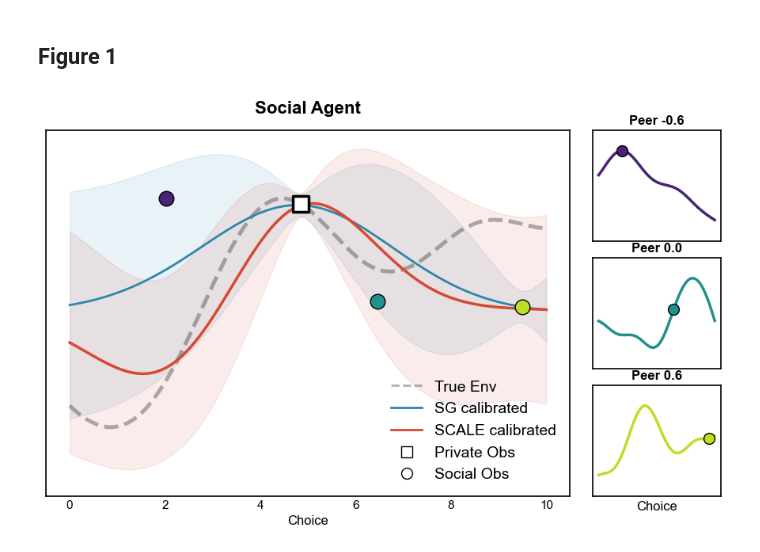
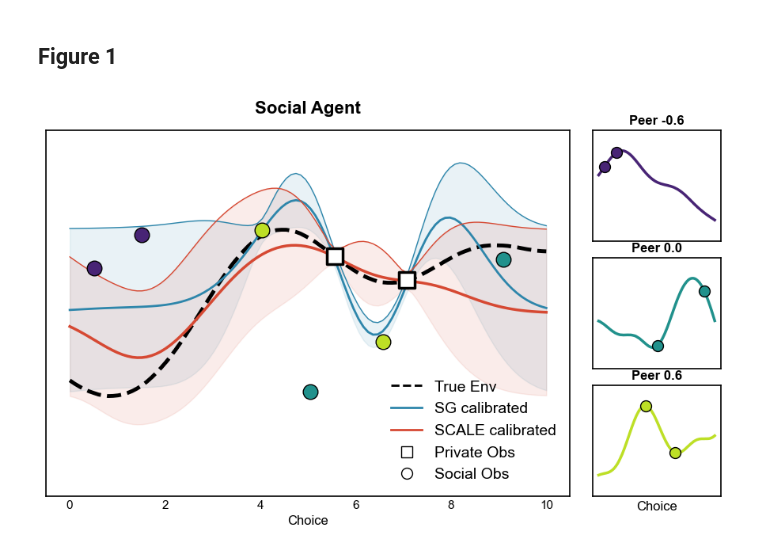
Before and after one commit to vagechirkov/Spatial-MAB-ABM, a Jupyter notebook: abm/models_illustrations.ipynb, the cells around one changed output. Cells and saved outputs as stored; diff of their text form; code cells hidden in the pictures.

Commit message:
show two points for each source

```diff
--- a/abm/models_illustrations.ipynb
+++ b/abm/models_illustrations.ipynb
@@ -461,25 +461,25 @@ def create_figure_1(env_seed=53, np_seed=71):
     y_obs_social_list = []
 
     # --- 1. Plot Peers (Right Column) ---
-    for i, (rho, f_peer, color) in enumerate(zip(corrs, peer_curves, peer_colors)):
+    hand_picked_points = [[5, 15], [50, 90], [40, 65]]
+    for i, (rho, f_peer, color, indices) in enumerate(zip(corrs, peer_curves, peer_colors, hand_picked_points)):
         ax = plt.subplot(gs[i, 3])
         ax.plot(X, f_peer, color=color, lw=2.5)
 
-        domain_mask = np.ones_like(X.flatten(), dtype=bool)
-        if i == 0: # Negative
-            domain_mask = (X.flatten() > 1.0) & (X.flatten() < 3.5)
-        elif i == 1: # Zero
-            domain_mask = (X.flatten() > 4.0) & (X.flatten() < 6.5)
-        else: # Positive
-            domain_mask = (X.flatten() > 7.0) & (X.flatten() < 9.5)
-        # Find High Value in the assigned zone
-        masked_f = f_peer.flatten()
-        # Set values outside domain to -inf so argmax picks best within domain
-        masked_f[~domain_mask] = -np.inf
+        # domain_mask = np.ones_like(X.flatten(), dtype=bool)
+        # if i == 0: # Negative
+        #     domain_mask = (X.flatten() > 1.0) & (X.flatten() < 3.5)
+        # elif i == 1: # Zero
+        #     domain_mask = (X.flatten() > 6) & (X.flatten() < 9.5)
+        # else: # Positive
+        #     domain_mask = (X.flatten() > 3.0) & (X.flatten() < 6.5)
+        # # Find High Value in the assigned zone
+        # masked_f = f_peer.flatten()
+        # # Set values outside domain to -inf so argmax picks best within domain
+        # masked_f[~domain_mask] = -np.inf
         # Select top 1 indices
-        indices = np.argsort(masked_f)[-1:]
-
-        # indices = rng.choice(np.arange(100), size=3, replace=False)
+        # indices = np.argsort(masked_f)[-2:]
+        # indices = rng.choice(np.arange(X.size)[domain_mask], size=3, replace=False)
 
         # Temp lists for this specific peer
         this_peer_X = []
@@ -507,20 +507,29 @@ def create_figure_1(env_seed=53, np_seed=71):
         if i == 2: ax.set_xlabel("Choice", fontsize=12)
 
     # Prepare Data
-    idx_f = rng.integers(20, 80)
-    x_priv = X[idx_f][0]
-    y_priv = f_focal[idx_f]
+    # idx_f = rng.integers(20, 80)
+    idx_f1 = 70
+    x_priv1 = X[idx_f1][0]
+    y_priv1 = f_focal[idx_f1]
+
+    idx_f2 = 55  # Picked a distinct index
+    x_priv2 = X[idx_f2][0]
+    y_priv2 = f_focal[idx_f2]
+
+    # Combine into arrays for the models
+    X_obs_private = np.array([[x_priv1], [x_priv2]])
+    y_obs_private = np.array([[y_priv1], [y_priv2]])
 
     full_rho_list = [1.0] + corrs
 
     # SG Call
     _, mu_sg, std_sg = social_generalization(
-        X_obs_private=np.array([[x_priv]]),
-        y_obs_private=np.array([[y_priv]]),
+        X_obs_private=X_obs_private,
+        y_obs_private=y_obs_private,
         X_obs_social=X_obs_social_list,
         y_obs_social=y_obs_social_list,
         X_predict=X,
-        length_scale=2.0,
+        length_scale=1.0,
         observation_noise_private=0.01,
         observation_noise_social=[20, 20, 0.01],
         beta=0.0, tau=1.0, random_state=rng.__getstate__(),
@@ -529,12 +538,12 @@ def create_figure_1(env_seed=53, np_seed=71):
 
     # SCALE Call
     _, mean_list, std_list = social_generalization_icm(
-        X_obs_private=np.array([[x_priv]]),
-        y_obs_private=np.array([[y_priv]]),
+        X_obs_private=X_obs_private,
+        y_obs_private=y_obs_private,
         X_obs_social=X_obs_social_list,
         y_obs_social=y_obs_social_list,
         X_predict=X,
-        length_scale_private=1.5, length_scale_social=1.5,
+        length_scale_private=1, length_scale_social=1,
         observation_noise_private=0.01, observation_noise_social=0.01,
         rho=full_rho_list,
         beta=0.0, tau=1.0, random_state=rng.__getstate__(),
@@ -545,50 +554,52 @@ def create_figure_1(env_seed=53, np_seed=71):
 
 
     # Compute Variance locally for visualization (Confidence bands)
-    X_all_obs = np.vstack([np.array([[x_priv]])] + [np.array([[d[0]]]) for d in peer_obs_data])
+    # X_all_obs = np.vstack([X_obs_private] + [np.array([[d[0]]]) for d in peer_obs_data])
 
     # --- 3. Plot Social Agent (Left Panel) ---
     ax_main = plt.subplot(gs[:, :3])
 
-    ax_main.plot(X, f_focal, color='black', ls='--', lw=3.5, label="True Environment", alpha=0.3)
+    ax_main.plot(X, f_focal, color='black', ls='--', lw=3.5, label="True Environment", alpha=1)
 
     # Plot SG
+    scale_std = 2
     ax_main.plot(X, mu_sg, color='#2E86AB', lw=2, ls='-', label="SG Prediction")
-    scale_std = 2
+    ax_main.plot(X, mu_sg + std_sg / scale_std, color='#2E86AB', lw=1, ls='-', label="SG Prediction")
     ax_main.fill_between(X.flatten(), mu_sg.flatten() - std_sg / scale_std, mu_sg.flatten() + std_sg / scale_std, color='#2E86AB', alpha=0.1)
 
     # Plot SCALE
     ax_main.plot(X, mu_scale, color='#D64933', lw=2.5, ls='-', label="SCALE Prediction")
+    ax_main.plot(X, mu_scale + std_scale / scale_std, color='#D64933', lw=1, ls='-', label="SCALE Prediction")
     ax_main.fill_between(X.flatten(), mu_scale.flatten() - std_scale / scale_std, mu_scale.flatten() + std_scale / scale_std, color='#D64933', alpha=0.1)
 
     # Observations
-    ax_main.scatter(x_priv, y_priv, s=200, facecolors='white', edgecolors='black', linewidth=2.5, zorder=15, marker='s', label="Private Obs")
+    ax_main.scatter(X_obs_private, y_obs_private, s=200, facecolors='white', edgecolors='black', linewidth=2.5, zorder=15, marker='s', label="Private Obs")
     for (px, py, _, pcolor) in peer_obs_data:
         ax_main.scatter(px, py, s=180, facecolors=pcolor, edgecolors='k', zorder=10, marker='o')
 
     ax_main.set_title("Social Agent", fontsize=16, fontweight='bold', pad=15)
-    ax_main.set_ylim(-0.8, 0.8)
+    ax_main.set_ylim(-1.1, 1.1)
     ax_main.set_yticks([])
     ax_main.set_xlabel("Choice", fontsize=12)
 
     from matplotlib.lines import Line2D
     legend_elements = [
-        Line2D([0], [0], color='black', ls='--', lw=2, alpha=0.3, label='True Env'),
+        Line2D([0], [0], color='black', ls='--', lw=2, alpha=1, label='True Env'),
         Line2D([0], [0], color='#2E86AB', lw=2, ls='-', label='SG calibrated'),
         Line2D([0], [0], color='#D64933', lw=2, ls='-', label='SCALE calibrated'),
         Line2D([0], [0], marker='s', color='w', markeredgecolor='black', markerfacecolor='white', markersize=10, label='Private Obs'),
         Line2D([0], [0], marker='o', color='w', markeredgecolor='black', markerfacecolor='white', markersize=10, label='Social Obs'),
     ]
     ax_main.legend(handles=legend_elements, loc='lower right', frameon=False, fontsize=14, ncol=1)  # , bbox_to_anchor=(0.95, 1.0),
 
     # ax_main.text(-0.05, 1.02, 'a', transform=ax_main.transAxes, fontsize=16, fontweight='bold')
     # plt.gcf().get_axes()[0].text(-0.15, 1.1, 'b', transform=plt.gcf().get_axes()[0].transAxes, fontsize=16, fontweight='bold')
 
     plt.savefig('scale_model_illustration.pdf', dpi=300, bbox_inches='tight')
     plt.savefig('scale_model_illustration.png', dpi=300, bbox_inches='tight')
     plt.savefig('scale_model_illustration.svg', dpi=300, bbox_inches='tight')
 
 for i in [15]:
-    create_figure_1(i, np_seed=4242)
+    create_figure_1(i, np_seed=422)
 # %% [output]
-[figure, old version]
+[figure, new version]
```
